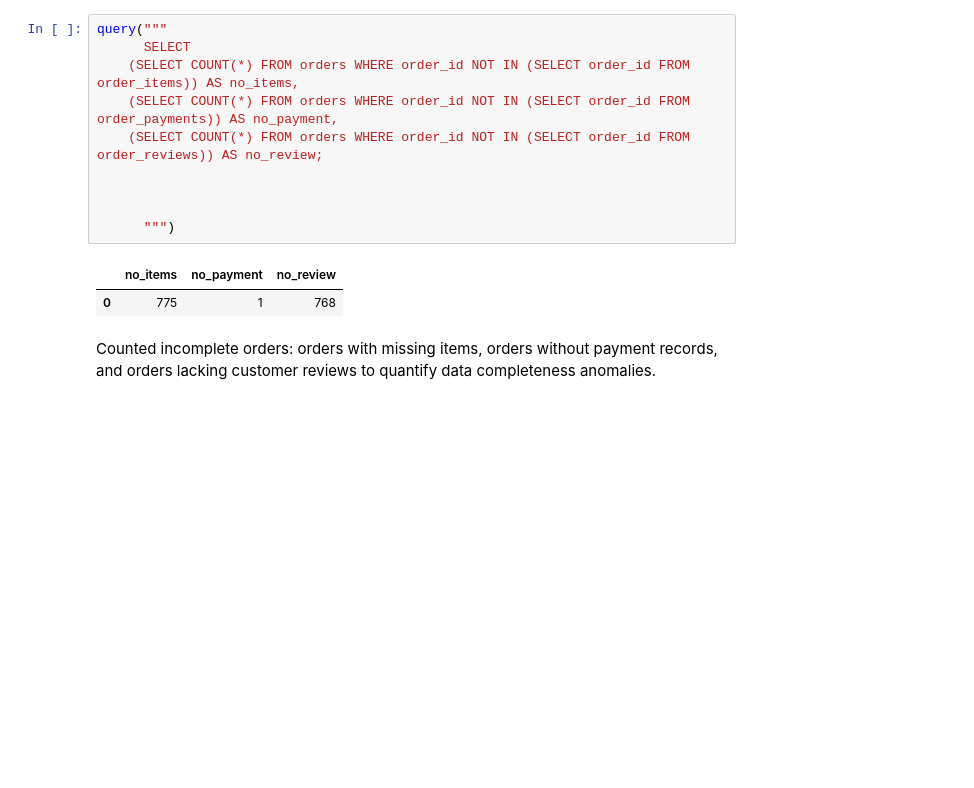
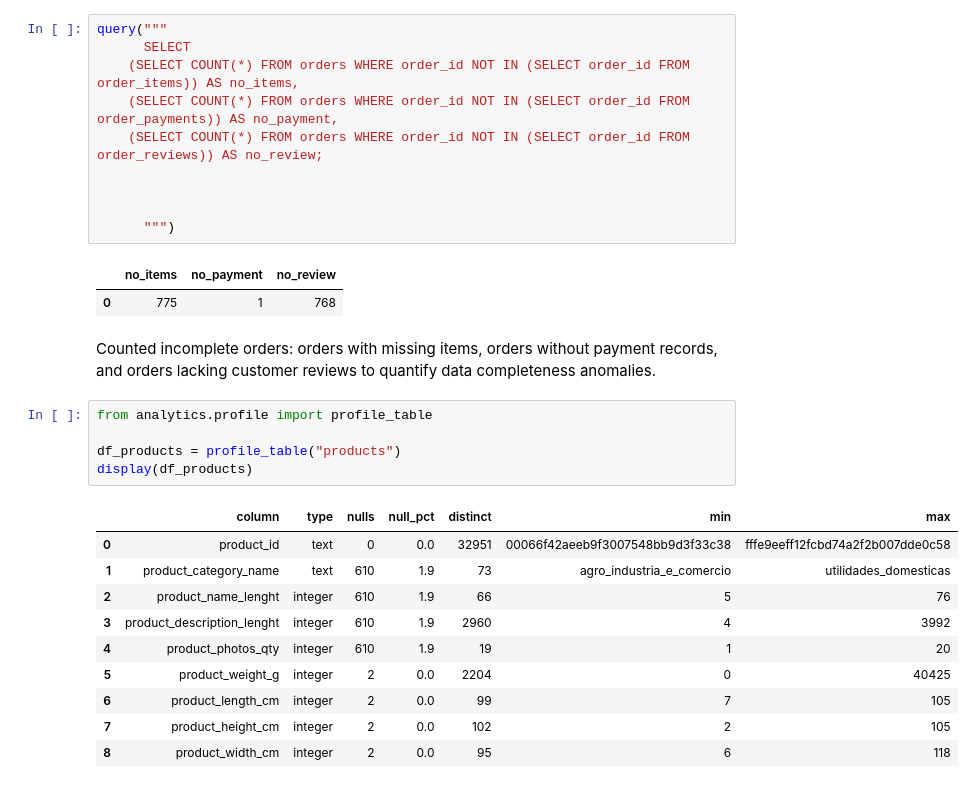
Before and after one commit to anooswajeeh2004/analytics-portfolio, a Jupyter notebook: notebooks/day-01-meet-the-data.ipynb, the cells around one changed output. Cells and saved outputs as stored; diff of their text form; blank space fills up the shorter version.

```diff
--- a/notebooks/day-01-meet-the-data.ipynb
+++ b/notebooks/day-01-meet-the-data.ipynb
@@ -338,6 +318,22 @@ query("""
 | 0 | 775 | 1 | 768 |
 # %% [markdown]
 Counted incomplete orders: orders with missing items, orders without payment records, and orders lacking customer reviews to quantify data completeness anomalies.
+# %%
+from analytics.profile import profile_table
+
+df_products = profile_table("products")
+display(df_products)
+# %% [output]
+|  | column | type | nulls | null_pct | distinct | min | max |
+| 0 | product_id | text | 0 | 0.0 | 32951 | 00066f42aeeb9f3007548bb9d3f33c38 | fffe9eeff12fcbd74a2f2b007dde0c58 |
+| 1 | product_category_name | text | 610 | 1.9 | 73 | agro_industria_e_comercio | utilidades_domesticas |
+| 2 | product_name_lenght | integer | 610 | 1.9 | 66 | 5 | 76 |
+| 3 | product_description_lenght | integer | 610 | 1.9 | 2960 | 4 | 3992 |
+| 4 | product_photos_qty | integer | 610 | 1.9 | 19 | 1 | 20 |
+| 5 | product_weight_g | integer | 2 | 0.0 | 2204 | 0 | 40425 |
+| 6 | product_length_cm | integer | 2 | 0.0 | 99 | 7 | 105 |
+| 7 | product_height_cm | integer | 2 | 0.0 | 102 | 2 | 105 |
+| 8 | product_width_cm | integer | 2 | 0.0 | 95 | 6 | 118 |
 # %%
 from analytics.profile import profile_table
 
```
Also changed, not shown: parts of 18 cells of this notebook, 16 other files.
